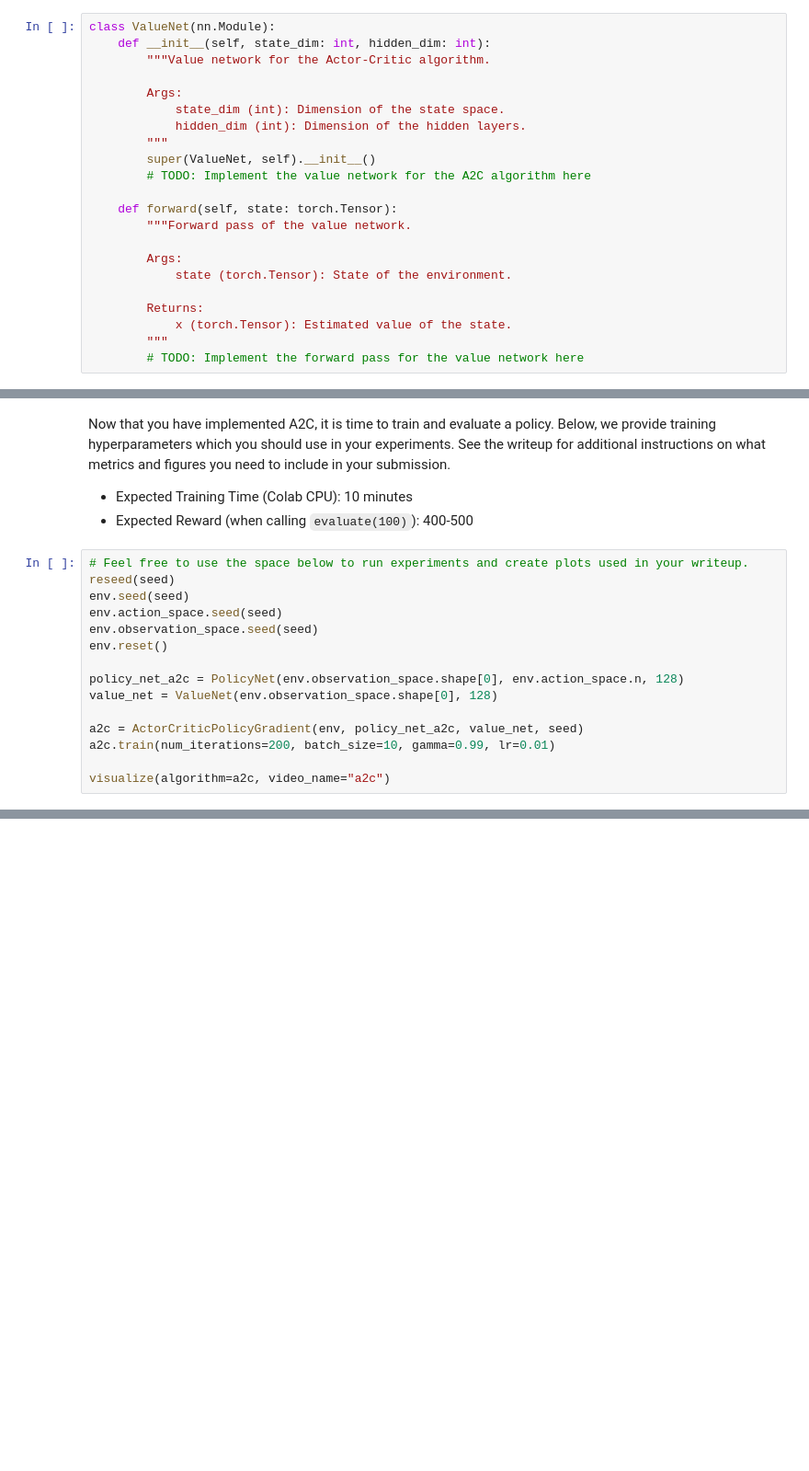
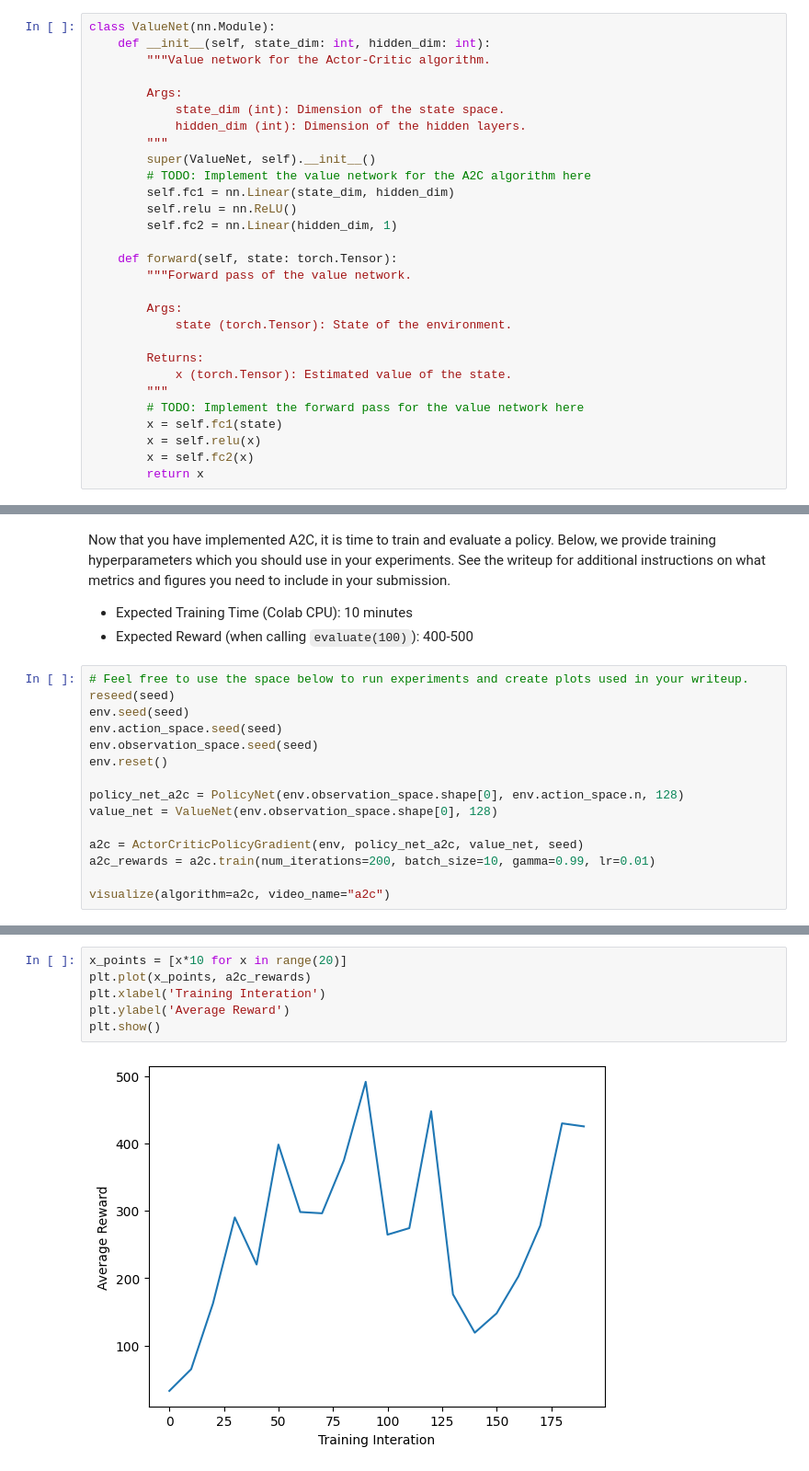
Before and after one commit to TunaDang/Robot, a Jupyter notebook: Policy_Gradient/CS4756_FA24_A4.ipynb, the cells around one changed output, grey strips where cells are left out. Shown at 92% size. Saved outputs shown, nothing was run; the diff lists cells and outputs as text; blank space fills up the shorter version.

```diff
--- a/Policy_Gradient/CS4756_FA24_A4.ipynb
+++ b/Policy_Gradient/CS4756_FA24_A4.ipynb
@@ -534,6 +558,9 @@ class ValueNet(nn.Module):
         """
         super(ValueNet, self).__init__()
         # TODO: Implement the value network for the A2C algorithm here
+        self.fc1 = nn.Linear(state_dim, hidden_dim)
+        self.relu = nn.ReLU()
+        self.fc2 = nn.Linear(hidden_dim, 1)
 
     def forward(self, state: torch.Tensor):
         """Forward pass of the value network.
@@ -545,6 +572,10 @@ class ValueNet(nn.Module):
             x (torch.Tensor): Estimated value of the state.
         """
         # TODO: Implement the forward pass for the value network here
+        x = self.fc1(state)
+        x = self.relu(x)
+        x = self.fc2(x)
+        return x
 # %% [markdown]
 ### `ActorCriticPolicyGradient` class
 
@@ -642,6 +713,6 @@ policy_net_a2c = PolicyNet(env.observation_space.shape[0], env.action_space.n, 1
 value_net = ValueNet(env.observation_space.shape[0], 128)
 
 a2c = ActorCriticPolicyGradient(env, policy_net_a2c, value_net, seed)
-a2c.train(num_iterations=200, batch_size=10, gamma=0.99, lr=0.01)
+a2c_rewards = a2c.train(num_iterations=200, batch_size=10, gamma=0.99, lr=0.01)
 
 visualize(algorithm=a2c, video_name="a2c")
@@ -647,0 +727,8 @@ visualize(algorithm=a2c, video_name="a2c")
+# %%
+x_points = [x*10 for x in range(20)]
+plt.plot(x_points, a2c_rewards)
+plt.xlabel('Training Interation')
+plt.ylabel('Average Reward')
+plt.show()
+# %% [output]
+[figure, added]
```
Also changed, not shown: parts of 10 cells of this notebook, 3 other files.
